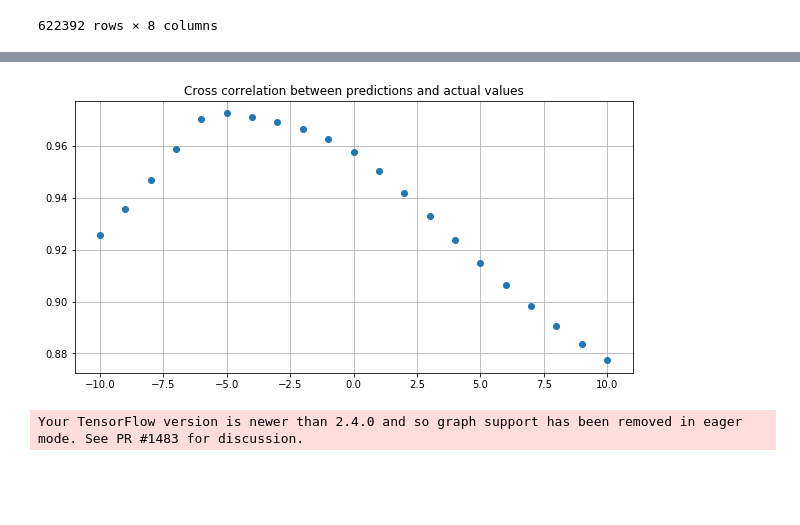
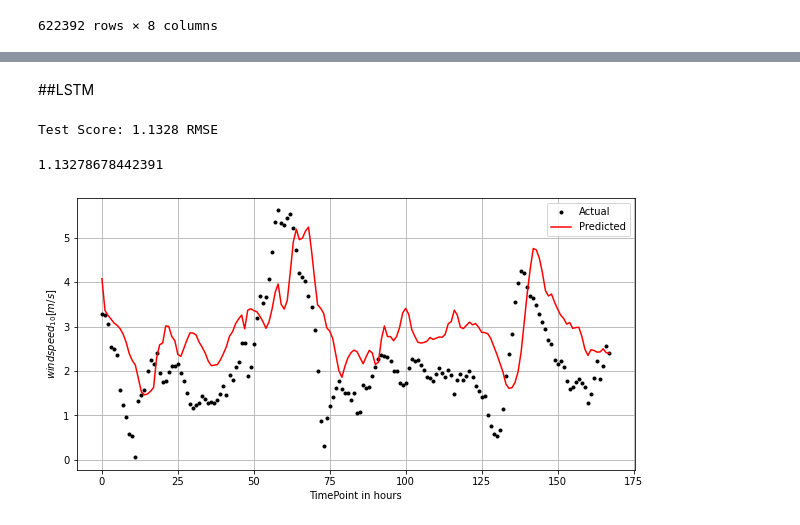
Before and after one commit to Rorjh/wind_forecasting, a Jupyter notebook: shapley_values.ipynb, the cells around one changed output, grey strips where cells are left out. Saved outputs shown, nothing was run; the diff lists cells and outputs as text; code cells hidden in the pictures; blank space fills up the shorter version.

```diff
--- a/shapley_values.ipynb
+++ b/shapley_values.ipynb
@@ -24,5 +71,5 @@ import tensorflow as tf
 # %%
-df = read_csv('data/ERA5_single_location/table.csv')
+df = read_csv('data_single_loc.csv')
 df
 # %% [output]
 |  | t2m | d2m | msl | tp | ssrd | Date Time | windspeed_10 | windspeed_100 |
@@ -262,8 +278,10 @@ Test Score: 1.0480 RMSE
+# %% [markdown]
+##LSTM
+# %%
+lstm = tf.keras.models.load_model('wind_lstm.h5')
 # %%
-cross_corr(dense, X_test, y_test)
+evaluate(lstm, X_test, y_test)
 # %% [output]
+Test Score: 1.1328 RMSE
+1.13278678442391
-[figure, old version]
+[figure, new version]
-# %%
-explaner = shap.DeepExplainer(dense, X_test[:50])
-# %% [output]
-Your TensorFlow version is newer than 2.4.0 and so graph support has been removed in eager mode. See PR #1483 for discussion.
```
Also changed, not shown: parts of 42 cells of this notebook, 2 other files.
